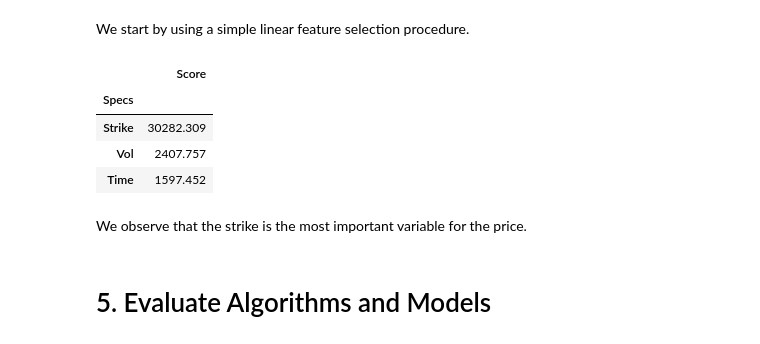
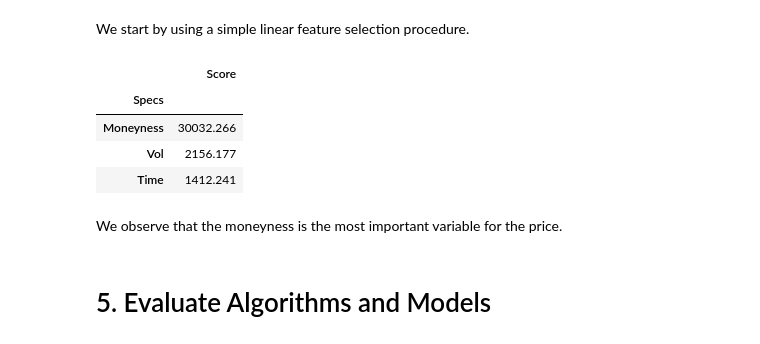
Before and after one commit to tatsath/fin-ml, a Jupyter notebook: Chapter 5 - Sup. Learning - Regression and Time Series models/Case Study 2 - Derivatives Pricing/DerivativesPricing.ipynb, the cells around one changed output. Drawn from its saved outputs; the diff is of its cells as text; code cells hidden in the pictures.

```diff
--- a/Chapter 5 - Sup. Learning - Regression and Time Series models/Case Study 2 - Derivatives Pricing/DerivativesPricing.ipynb
+++ b/Chapter 5 - Sup. Learning - Regression and Time Series models/Case Study 2 - Derivatives Pricing/DerivativesPricing.ipynb
@@ -270,20 +270,20 @@ We start by using a simple linear feature selection procedure.
 # %%
 bestfeatures = SelectKBest(k='all', score_func=f_regression)
 fit = bestfeatures.fit(X,Y)
 dfscores = pd.DataFrame(fit.scores_)
-dfcolumns = pd.DataFrame(['Strike', 'Time', 'Vol'])
+dfcolumns = pd.DataFrame(['Moneyness', 'Time', 'Vol'])
 #concat two dataframes for better visualization
 featureScores = pd.concat([dfcolumns,dfscores],axis=1)
 featureScores.columns = ['Specs','Score']  #naming the dataframe columns
 featureScores.nlargest(10,'Score').set_index('Specs')  #print 10 best features
 # %% [output]
 |  | Score |
 | Specs |  |
-| Strike | 30282.309 |
-| Vol | 2407.757 |
-| Time | 1597.452 |
+| Moneyness | 30032.266 |
+| Vol | 2156.177 |
+| Time | 1412.241 |
 # %% [markdown]
-We observe that the strike is the most important variable for the price.
+We observe that the moneyness is the most important variable for the price.
 # %% [markdown]
 <a id='4'></a>
 # 5. Evaluate Algorithms and Models
```
Also changed, not shown: parts of 18 cells of this notebook.
